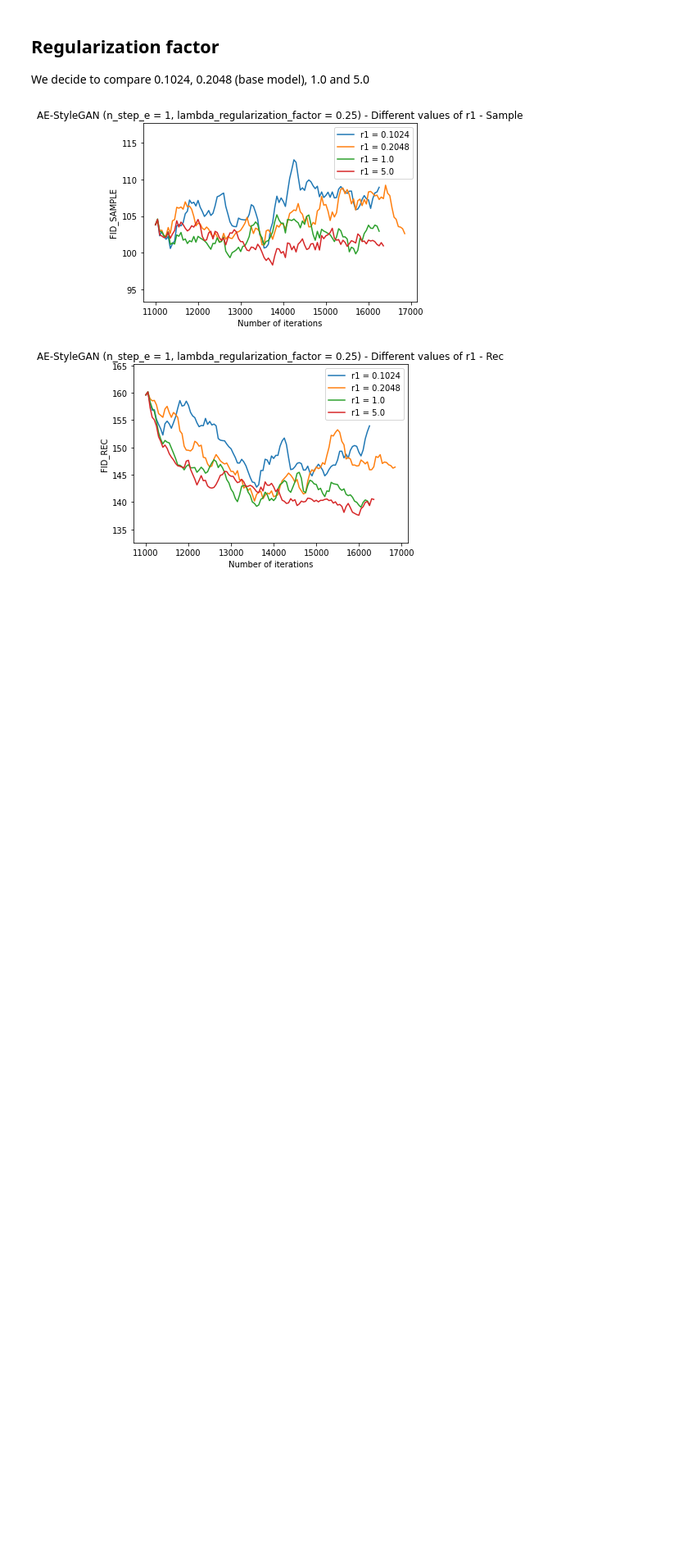
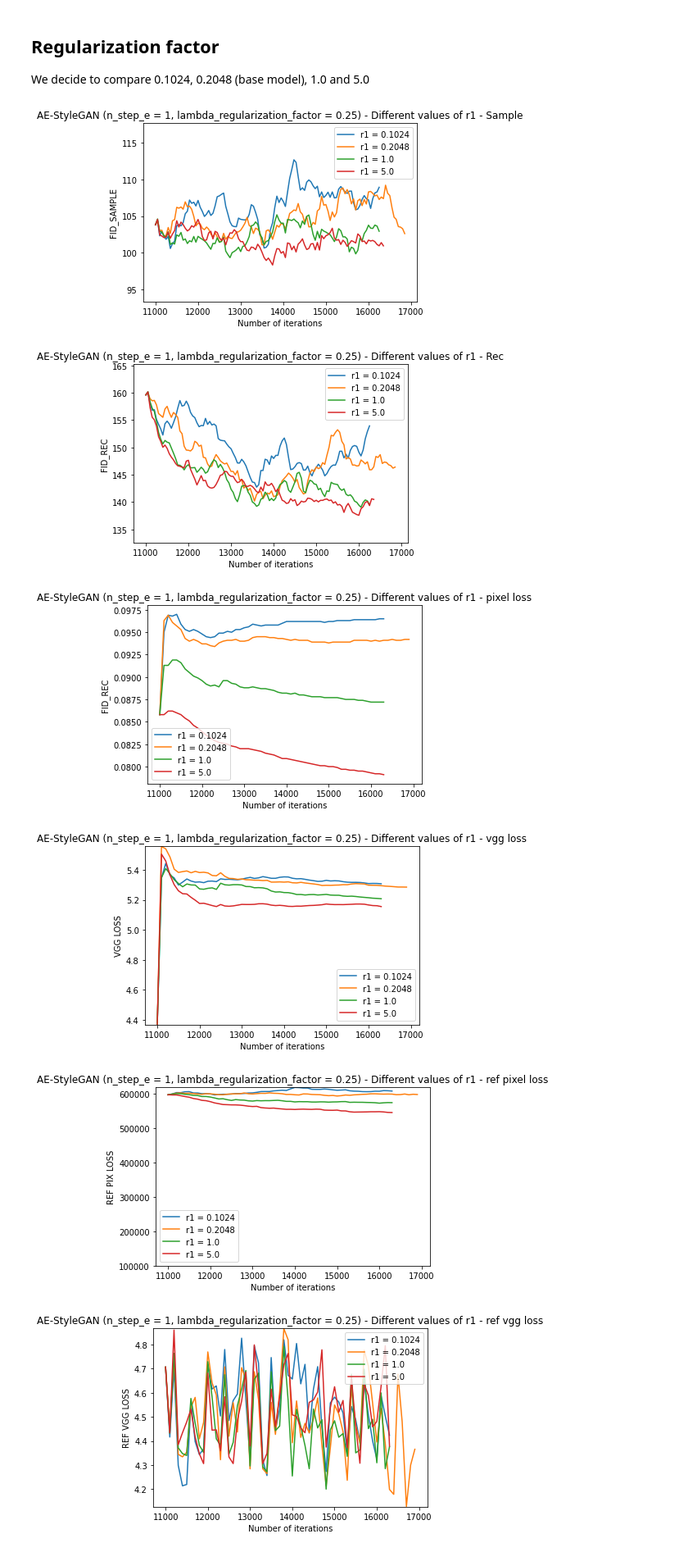
Before and after one commit to njules/FaceFilter, a Jupyter notebook: plot_function.ipynb, the cells around one changed output. Shown: that part at 82% size. Drawn from its saved outputs; the diff is of its cells as text; code cells hidden in the pictures; blank space fills up the shorter version.

```diff
--- a/plot_function.ipynb
+++ b/plot_function.ipynb
@@ -202,3 +370,54 @@ plot(f"AE-StyleGAN (n_step_e = 1, lambda_regularization_factor = 0.25) - Differe
 # %% [output]
 [figure]
 [figure]
+# %%
+x_1, pix_1, vgg_1, ref_pix_1, ref_vgg_1 = parseTXT_LOSS(270186)
+x_2, pix_2, vgg_2, ref_pix_2, ref_vgg_2 = parseTXT_LOSS(270179)
+x_3, pix_3, vgg_3, ref_pix_3, ref_vgg_3 = parseTXT_LOSS(270187)
+x_4, pix_4, vgg_4, ref_pix_4, ref_vgg_4 = parseTXT_LOSS(270188)
+
+plot(f"AE-StyleGAN (n_step_e = 1, lambda_regularization_factor = 0.25) - Different values of r1 - pixel loss",
+     [x_1, x_2, x_3, x_4],
+     [pix_1, pix_2, pix_3, pix_4],
+     [f"r1 = {0.1024}", f"r1 = {0.2048}", f"r1 = {1.0}", f"r1 = {5.0}"],
+     xlabel="Number of iterations",
+     ylabel="FID_REC",
+     filename="ablation-r1-pix-loss",
+     limit = 0.001
+)
+
+plot(f"AE-StyleGAN (n_step_e = 1, lambda_regularization_factor = 0.25) - Different values of r1 - vgg loss",
+     [x_1, x_2, x_3, x_4],
+     [vgg_1, vgg_2, vgg_3, vgg_4],
+     [f"r1 = {0.1024}", f"r1 = {0.2048}", f"r1 = {1.0}", f"r1 = {5.0}"],
+     xlabel="Number of iterations",
+     ylabel="VGG LOSS",
+     filename="ablation-r1-vgg-loss",
+     limit = 0.001
+)
+
+plot(f"AE-StyleGAN (n_step_e = 1, lambda_regularization_factor = 0.25) - Different values of r1 - ref pixel loss",
+     [x_1, x_2, x_3, x_4],
+     [ref_pix_1, ref_pix_2, ref_pix_3, ref_pix_4],
+     [f"r1 = {0.1024}", f"r1 = {0.2048}", f"r1 = {1.0}", f"r1 = {5.0}"],
+     xlabel="Number of iterations",
+     ylabel="REF PIX LOSS",
+     filename="ablation-r1-ref-pix-loss",
+     limit = 0.001
+)
+
+# I will skip this one
+plot(f"AE-StyleGAN (n_step_e = 1, lambda_regularization_factor = 0.25) - Different values of r1 - ref vgg loss",
+     [x_1, x_2, x_3, x_4],
+     [ref_vgg_1, ref_vgg_2, ref_vgg_3, ref_vgg_4],
+     [f"r1 = {0.1024}", f"r1 = {0.2048}", f"r1 = {1.0}", f"r1 = {5.0}"],
+     xlabel="Number of iterations",
+     ylabel="REF VGG LOSS",
+     filename="ablation-r1-ref-vgg-loss",
+     limit = 0.001
+)
+# %% [output]
+[figure, added]
+[figure, added]
+[figure, added]
+[figure, added]
```
Also changed, not shown: parts of 11 cells of this notebook.
